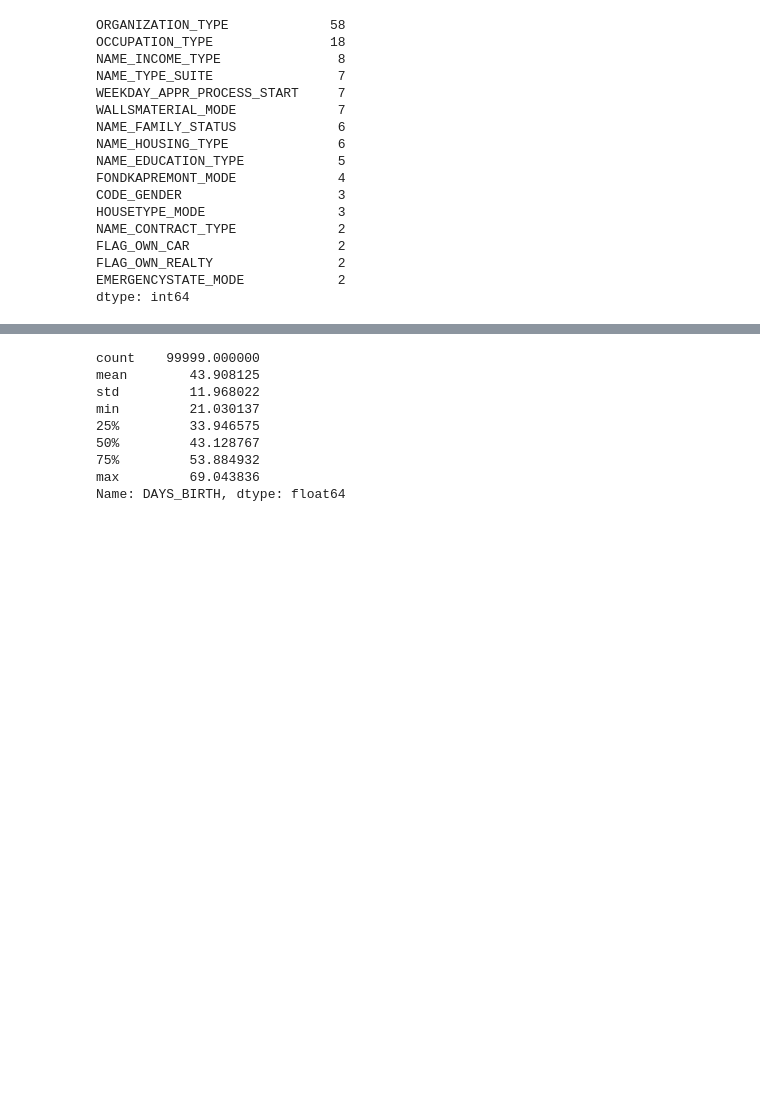
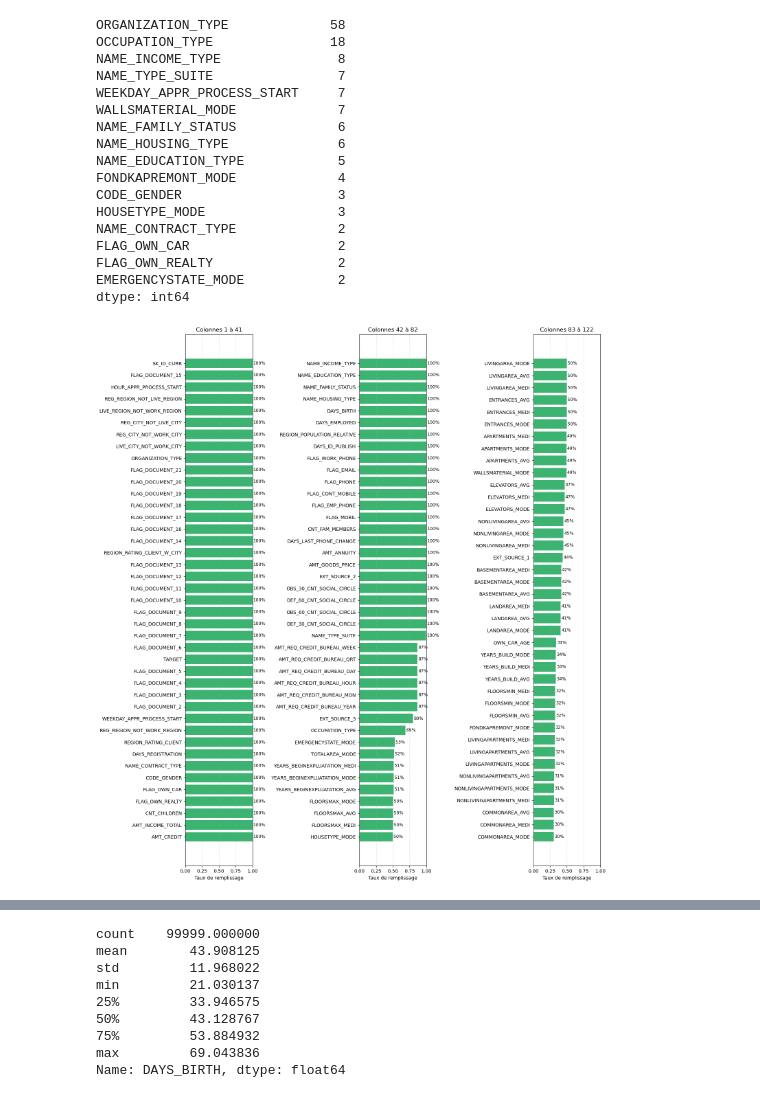
Before and after one commit to dabrivard19/ds_project_7_credit_scoring, a Jupyter notebook: notebooks/01_feature_engineering_clean_train_test.ipynb, the cells around one changed output, grey strips where cells are left out. Cells and saved outputs as stored; diff of their text form; code cells hidden in the pictures; blank space fills up the shorter version.

```diff
--- a/notebooks/01_feature_engineering_clean_train_test.ipynb
+++ b/notebooks/01_feature_engineering_clean_train_test.ipynb
@@ -119,3 +119,11 @@ FLAG_OWN_CAR                   2
 FLAG_OWN_REALTY                2
 EMERGENCYSTATE_MODE            2
 dtype: int64
+# %%
+# Taux de remplissage des variables
+import utils.utils as utils
+
+df = app_train_raw
+utils.plot_fill_rate_side_by_side(df, 3, 0)
+# %% [output]
+[figure, added]
```
Also changed, not shown: parts of 3 cells of this notebook, 4 other files.
